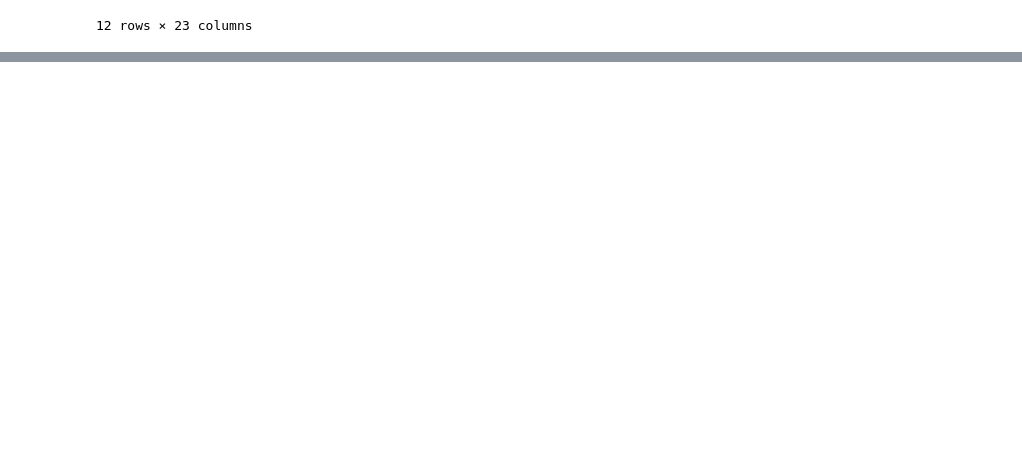
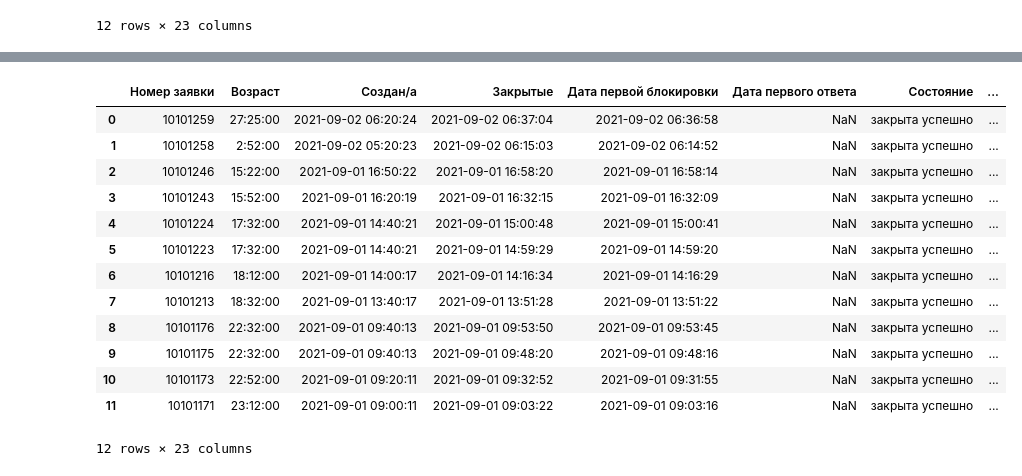
Before and after one commit to artpheon/mysql_scripts, a Jupyter notebook: jupyter/Untitled.ipynb, the cells around one changed output, grey strips where cells are left out. Drawn from its saved outputs; the diff is of its cells as text; code cells hidden in the pictures; blank space fills up the shorter version.

Commit message:
finished with ticketsearch

```diff
--- a/jupyter/Untitled.ipynb
+++ b/jupyter/Untitled.ipynb
@@ -53,3 +23,0 @@ ProgrammingError: (mysql.connector.errors.ProgrammingError) 1054 (42S22): Unknow
-# %%
-df2 = excel.set_axis(['ticket_id', 'age', 'created_time', 'closed', 'date_first_block', 'state', 'priority', 'queue', 'to_block', 'owner', 'name', 'surname', 'sender', 'subject', 'spent_time', 'SolutionInMin', 'SolutionDiffInMin'], axis=1, inplace=False)
-df2
@@ -93,0 +24,34 @@ print(dsql)
+# %%
+#sample = '1 day 2 h 33 minutes'
+def match_time(line):
+    res = re.search(r"(\d+)\D+(\d+)\D+(\d+)", line)
+    if not res:
+        res = re.search(r"(\d+)\D+(\d+)", line)
+    if res.lastindex == 2:
+        val = res.group(1) + ":" + res.group(2) + ":00"
+    elif res.lastindex == 3:
+        val = str(int(res.group(1)) * 24 + int(res.group(2))) + ":" + res.group(3) + ":00"
+    else:
+        val = "00:00:00"
+    return val
+# %%
+excel.iloc[:, 1] = excel.iloc[:, 1].apply(match_time)
+# %%
+excel.iloc[0, 1] = '1 д 3 ч 25 мин'
+# %%
+excel
+# %% [output]
+|  | Номер заявки | Возраст | Создан/а | Закрытые | Дата первой блокировки | Дата первого ответа | Состояние | ... |
+| 0 | 10101259 | 27:25:00 | 2021-09-02 06:20:24 | 2021-09-02 06:37:04 | 2021-09-02 06:36:58 | NaN | закрыта успешно | ... |
+| 1 | 10101258 | 2:52:00 | 2021-09-02 05:20:23 | 2021-09-02 06:15:03 | 2021-09-02 06:14:52 | NaN | закрыта успешно | ... |
+| 2 | 10101246 | 15:22:00 | 2021-09-01 16:50:22 | 2021-09-01 16:58:20 | 2021-09-01 16:58:14 | NaN | закрыта успешно | ... |
+| 3 | 10101243 | 15:52:00 | 2021-09-01 16:20:19 | 2021-09-01 16:32:15 | 2021-09-01 16:32:09 | NaN | закрыта успешно | ... |
+| 4 | 10101224 | 17:32:00 | 2021-09-01 14:40:21 | 2021-09-01 15:00:48 | 2021-09-01 15:00:41 | NaN | закрыта успешно | ... |
+| 5 | 10101223 | 17:32:00 | 2021-09-01 14:40:21 | 2021-09-01 14:59:29 | 2021-09-01 14:59:20 | NaN | закрыта успешно | ... |
+| 6 | 10101216 | 18:12:00 | 2021-09-01 14:00:17 | 2021-09-01 14:16:34 | 2021-09-01 14:16:29 | NaN | закрыта успешно | ... |
+| 7 | 10101213 | 18:32:00 | 2021-09-01 13:40:17 | 2021-09-01 13:51:28 | 2021-09-01 13:51:22 | NaN | закрыта успешно | ... |
+| 8 | 10101176 | 22:32:00 | 2021-09-01 09:40:13 | 2021-09-01 09:53:50 | 2021-09-01 09:53:45 | NaN | закрыта успешно | ... |
+| 9 | 10101175 | 22:32:00 | 2021-09-01 09:40:13 | 2021-09-01 09:48:20 | 2021-09-01 09:48:16 | NaN | закрыта успешно | ... |
+| 10 | 10101173 | 22:52:00 | 2021-09-01 09:20:11 | 2021-09-01 09:32:52 | 2021-09-01 09:31:55 | NaN | закрыта успешно | ... |
+| 11 | 10101171 | 23:12:00 | 2021-09-01 09:00:11 | 2021-09-01 09:03:22 | 2021-09-01 09:03:16 | NaN | закрыта успешно | ... |
+12 rows × 23 columns
```
Also changed, not shown: parts of 14 cells of this notebook, 1 other file.
